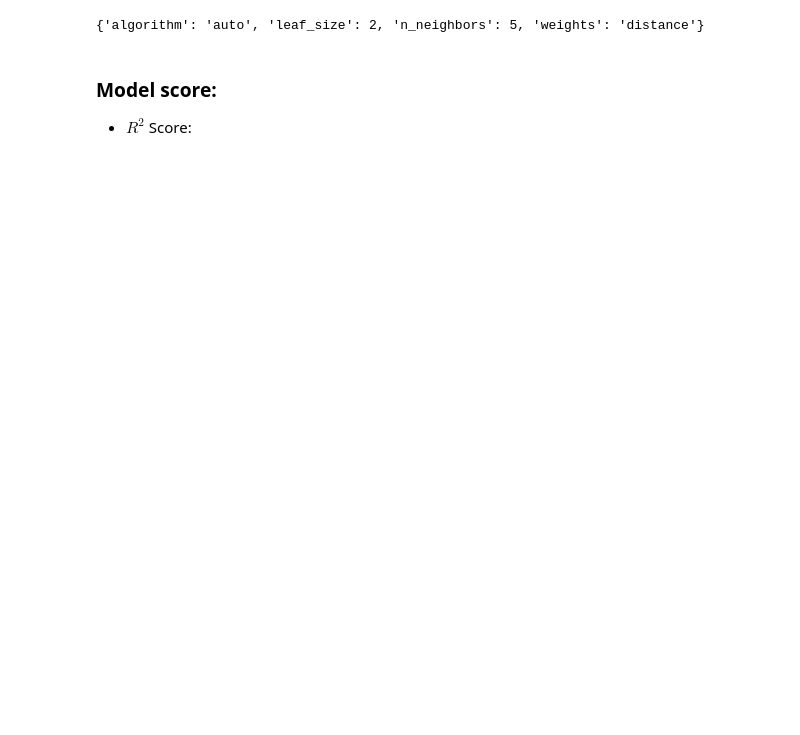
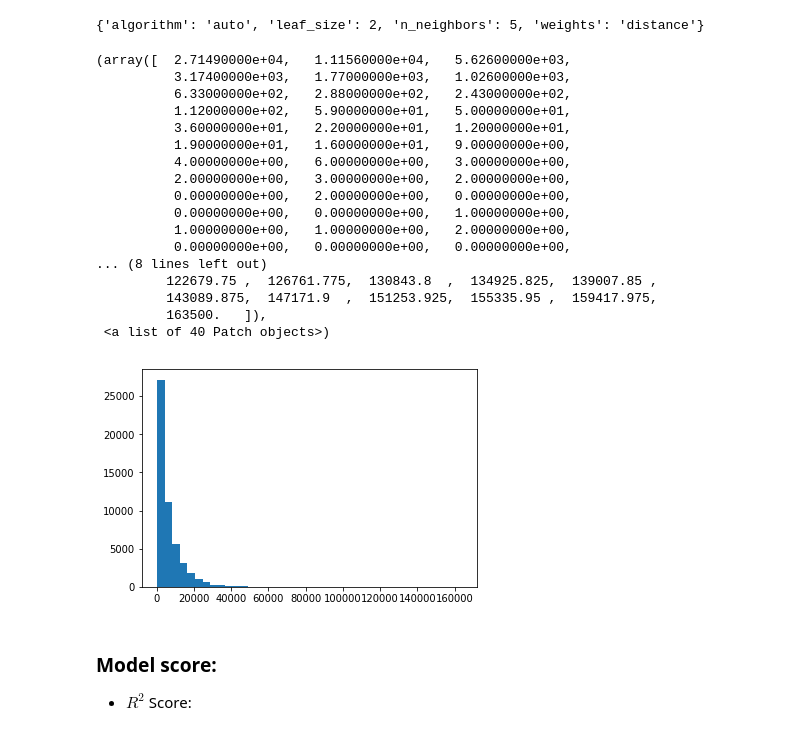
Before and after one commit to rucoma/KSCHOOL_TFM_Used_Cars_Price, a Jupyter notebook: src/Modelization.ipynb, the cells around one changed output. Saved outputs shown, nothing was run; the diff lists cells and outputs as text; code cells hidden in the pictures; blank space fills up the shorter version.

```diff
--- a/src/Modelization.ipynb
+++ b/src/Modelization.ipynb
@@ -568,6 +440,27 @@ bestKNN = neighbors.KNeighborsRegressor(algorithm=cvKNN.best_params_['algorithm'
 # %%
 predBestKNNTrain = bestKNN.predict(X_train)
 predBestKNNTest = bestKNN.predict(X_test)
+# %%
+plt.hist(predBestKNNTest, bins=40)
+# %% [output]
+(array([  2.71490000e+04,   1.11560000e+04,   5.62600000e+03,
+          3.17400000e+03,   1.77000000e+03,   1.02600000e+03,
+          6.33000000e+02,   2.88000000e+02,   2.43000000e+02,
+          1.12000000e+02,   5.90000000e+01,   5.00000000e+01,
+          3.60000000e+01,   2.20000000e+01,   1.20000000e+01,
+          1.90000000e+01,   1.60000000e+01,   9.00000000e+00,
+          4.00000000e+00,   6.00000000e+00,   3.00000000e+00,
+          2.00000000e+00,   3.00000000e+00,   2.00000000e+00,
+          0.00000000e+00,   2.00000000e+00,   0.00000000e+00,
+          0.00000000e+00,   0.00000000e+00,   1.00000000e+00,
+          1.00000000e+00,   1.00000000e+00,   2.00000000e+00,
+          0.00000000e+00,   0.00000000e+00,   0.00000000e+00,
+... (8 lines left out)
+         122679.75 ,  126761.775,  130843.8  ,  134925.825,  139007.85 ,
+         143089.875,  147171.9  ,  151253.925,  155335.95 ,  159417.975,
+         163500.   ]),
+ <a list of 40 Patch objects>)
+[figure, added]
 # %% [markdown]
 ### Model score:
 * $R^2$ Score:
```
Also changed, not shown: parts of 70 cells of this notebook, 7 other files.
